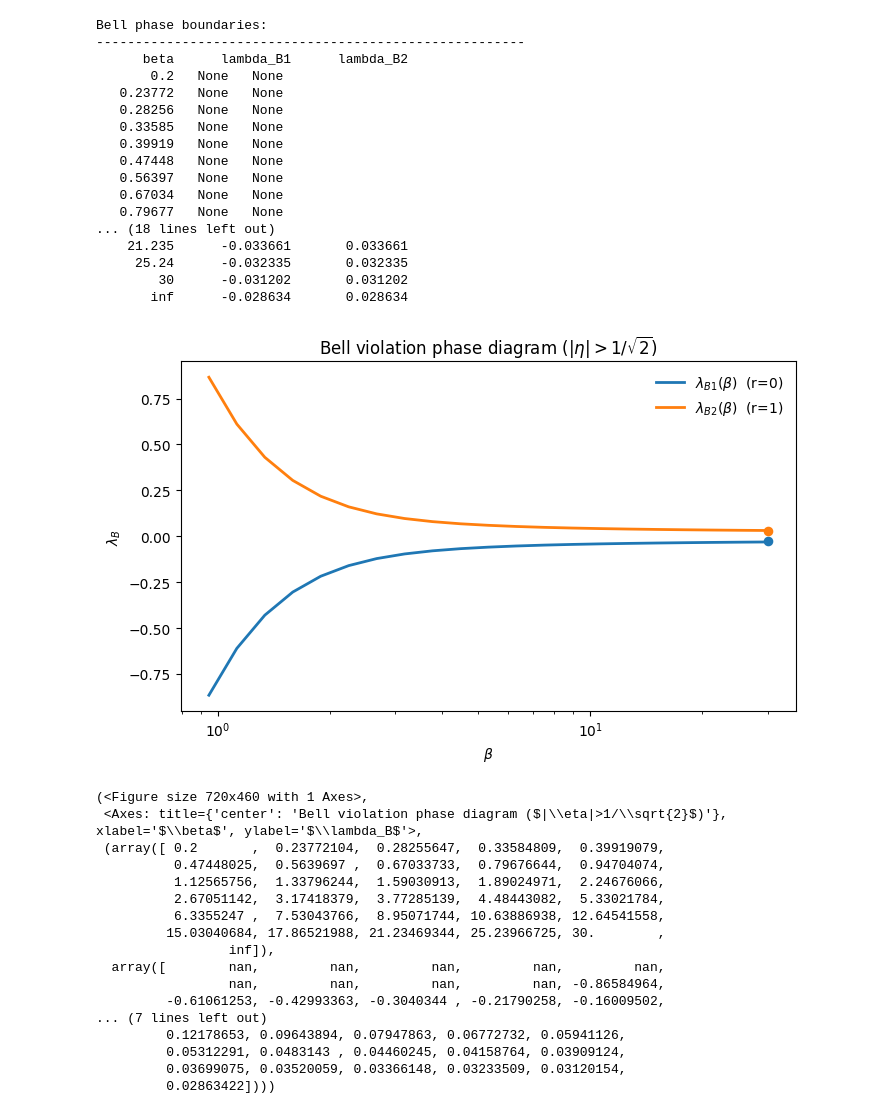
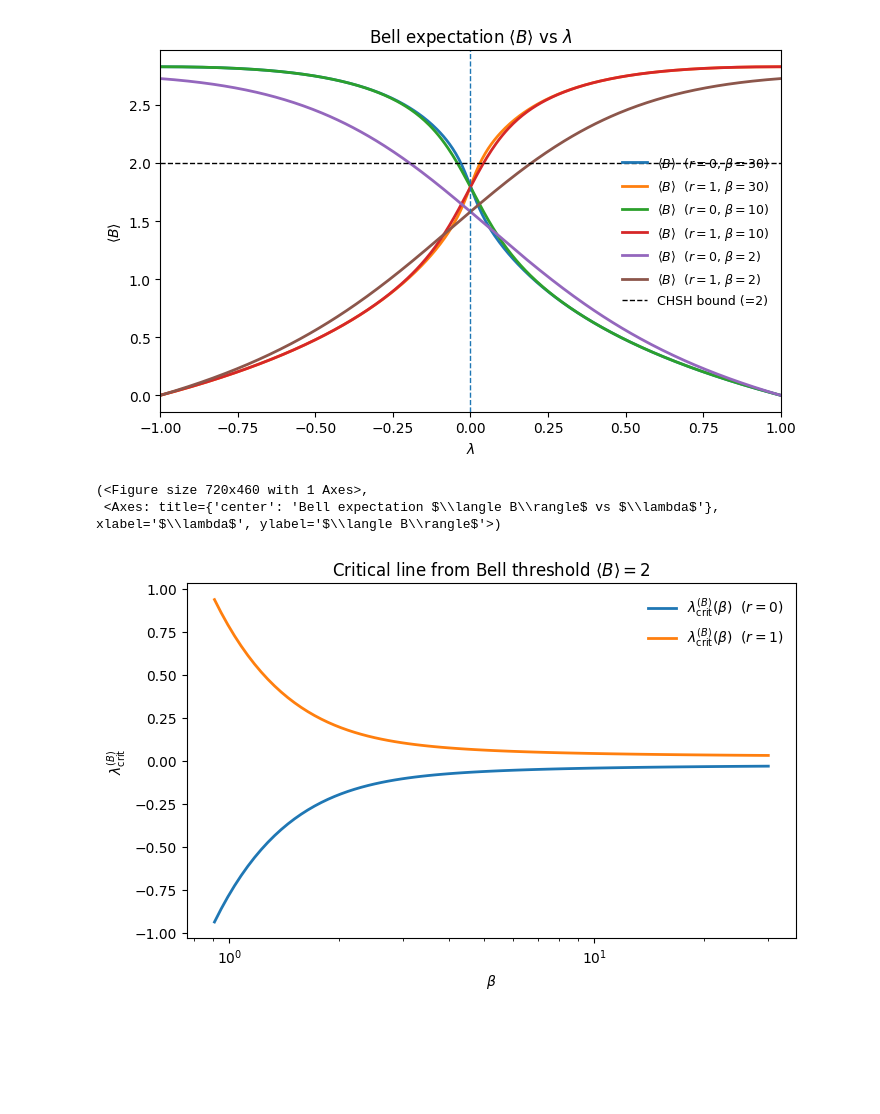
Before and after one commit to zeynepnursahinel/valorization-periodic-chain, a Jupyter notebook: periodic_chain.ipynb, the cells around one changed output. Saved outputs shown, nothing was run; the diff lists cells and outputs as text; code cells hidden in the pictures; blank space fills up the shorter version.

```diff
--- a/periodic_chain.ipynb
+++ b/periodic_chain.ipynb
@@ -1347,45 +879,13 @@ def make_figure_lambda_bell_critical_vs_beta(
+# %%
+#8
+make_figure_bell_vs_lambda(betas=(30, 10, 2))
+# %% [output]
+[figure, added]
+(<Figure size 720x460 with 1 Axes>,
+ <Axes: title={'center': 'Bell expectation $\\langle B\\rangle$ vs $\\lambda$'}, xlabel='$\\lambda$', ylabel='$\\langle B\\rangle$'>)
 # %%
-make_figure_lambda_bell_critical_vs_beta(
-    betas=np.r_[np.geomspace(0.2, 30.0, 30), np.inf],
-    lam_min=-1,
-    lam_max=1,
-    nlam=100,
-    ks=KS,
-    savepath=f"{FIG_DIR}/fig_lambda_bell_critical_vs_beta.pdf",
-)
+#9
+betas = np.geomspace(0.2, 30.0, 120)
+fig, ax, (betas, lamB0, lamB1) = make_figure_lambda_critical_bell_vs_beta(betas, lam_min=-1, lam_max=1, nlam=400, eps=1e-10)
 # %% [output]
-Bell phase boundaries:
--------------------------------------------------------
-      beta      lambda_B1      lambda_B2
-       0.2   None   None
-   0.23772   None   None
-   0.28256   None   None
-   0.33585   None   None
-   0.39919   None   None
-   0.47448   None   None
-   0.56397   None   None
-   0.67034   None   None
-   0.79677   None   None
-... (18 lines left out)
-    21.235      -0.033661       0.033661
-     25.24      -0.032335       0.032335
-        30      -0.031202       0.031202
-       inf      -0.028634       0.028634
-[figure, old version]
+[figure, new version]
-(<Figure size 720x460 with 1 Axes>,
- <Axes: title={'center': 'Bell violation phase diagram ($|\\eta|>1/\\sqrt{2}$)'}, xlabel='$\\beta$', ylabel='$\\lambda_B$'>,
- (array([ 0.2       ,  0.23772104,  0.28255647,  0.33584809,  0.39919079,
-          0.47448025,  0.5639697 ,  0.67033733,  0.79676644,  0.94704074,
-          1.12565756,  1.33796244,  1.59030913,  1.89024971,  2.24676066,
-          2.67051142,  3.17418379,  3.77285139,  4.48443082,  5.33021784,
-          6.3355247 ,  7.53043766,  8.95071744, 10.63886938, 12.64541558,
-         15.03040684, 17.86521988, 21.23469344, 25.23966725, 30.        ,
-                 inf]),
-  array([        nan,         nan,         nan,         nan,         nan,
-                 nan,         nan,         nan,         nan, -0.86584964,
-         -0.61061253, -0.42993363, -0.3040344 , -0.21790258, -0.16009502,
-... (7 lines left out)
-         0.12178653, 0.09643894, 0.07947863, 0.06772732, 0.05941126,
-         0.05312291, 0.0483143 , 0.04460245, 0.04158764, 0.03909124,
-         0.03699075, 0.03520059, 0.03366148, 0.03233509, 0.03120154,
-         0.02863422])))
```
Also changed, not shown: parts of 27 cells of this notebook.
